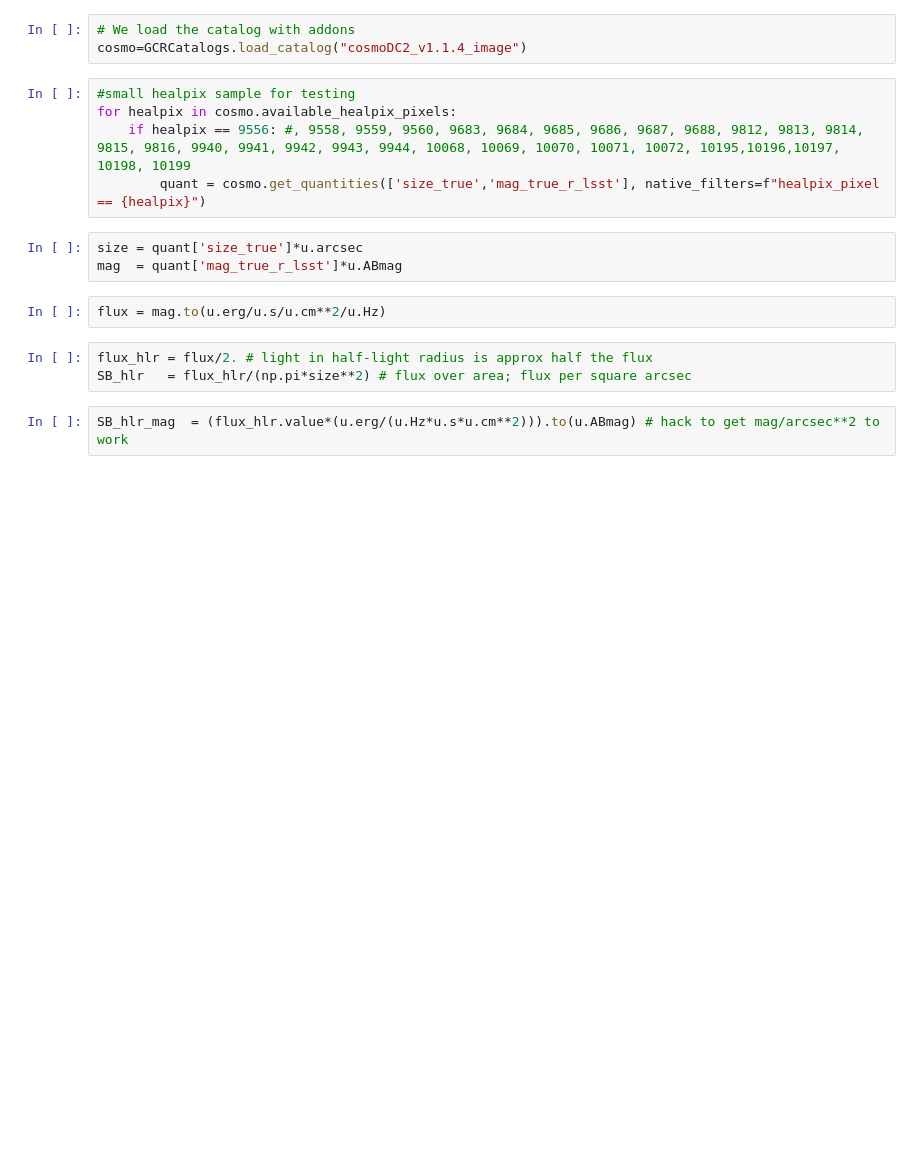
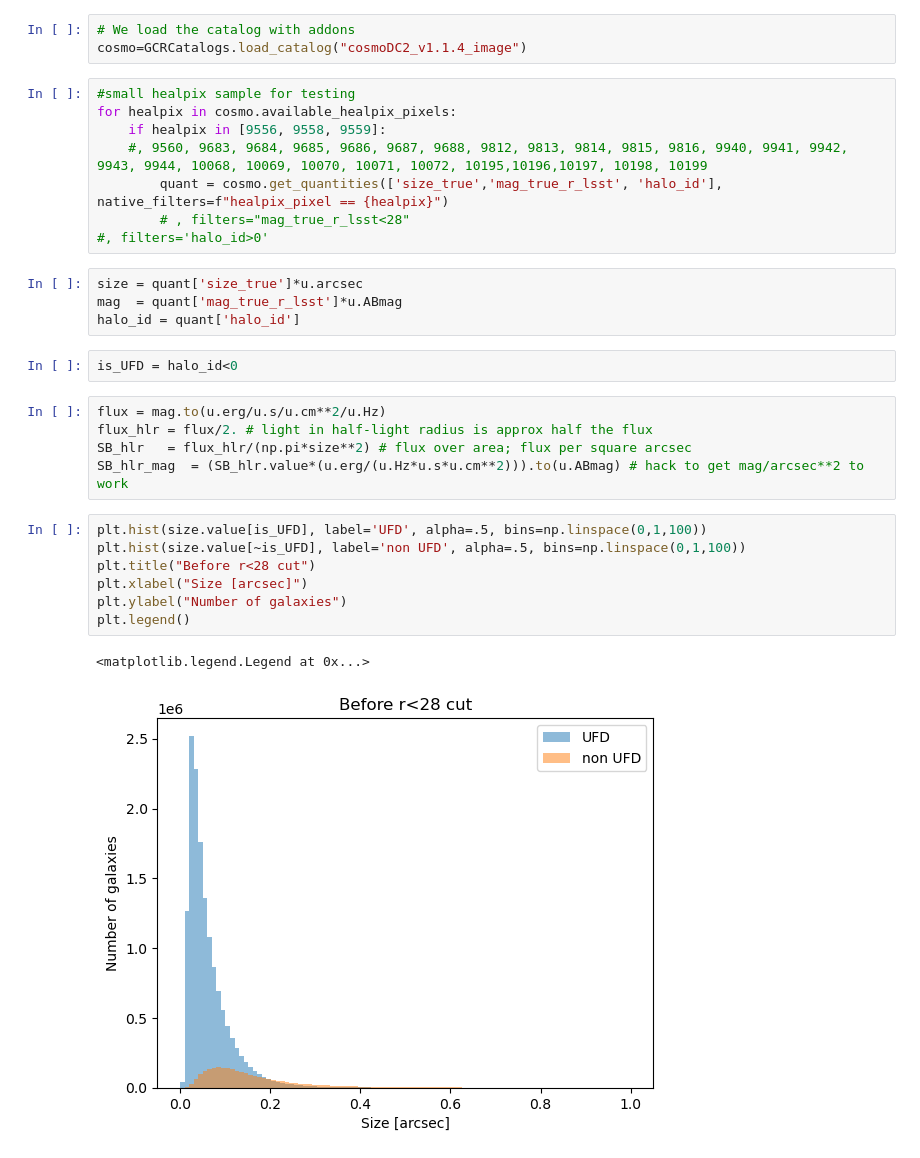
Before and after one commit to LSSTDESC/transient-host-sims, a Jupyter notebook: notebooks/SurfaceBrightness.ipynb, the cells around one changed output. Saved outputs shown, nothing was run; the diff lists cells and outputs as text; blank space fills up the shorter version.

```diff
--- a/notebooks/SurfaceBrightness.ipynb
+++ b/notebooks/SurfaceBrightness.ipynb
@@ -21,16 +20,30 @@ cosmo=GCRCatalogs.load_catalog("cosmoDC2_v1.1.4_image")
 # %%
 #small healpix sample for testing
 for healpix in cosmo.available_healpix_pixels:
-    if healpix == 9556: #, 9558, 9559, 9560, 9683, 9684, 9685, 9686, 9687, 9688, 9812, 9813, 9814, 9815, 9816, 9940, 9941, 9942, 9943, 9944, 10068, 10069, 10070, 10071, 10072, 10195,10196,10197, 10198, 10199
-        quant = cosmo.get_quantities(['size_true','mag_true_r_lsst'], native_filters=f"healpix_pixel == {healpix}")
+    if healpix in [9556, 9558, 9559]:
+    #, 9560, 9683, 9684, 9685, 9686, 9687, 9688, 9812, 9813, 9814, 9815, 9816, 9940, 9941, 9942, 9943, 9944, 10068, 10069, 10070, 10071, 10072, 10195,10196,10197, 10198, 10199
+        quant = cosmo.get_quantities(['size_true','mag_true_r_lsst', 'halo_id'], native_filters=f"healpix_pixel == {healpix}")
+        # , filters="mag_true_r_lsst<28"
+#, filters='halo_id>0'
 # %%
 size = quant['size_true']*u.arcsec
 mag  = quant['mag_true_r_lsst']*u.ABmag
+halo_id = quant['halo_id']
-# %%
-flux = mag.to(u.erg/u.s/u.cm**2/u.Hz)
+# %%
+is_UFD = halo_id<0
 # %%
+flux = mag.to(u.erg/u.s/u.cm**2/u.Hz)
 flux_hlr = flux/2. # light in half-light radius is approx half the flux
 SB_hlr   = flux_hlr/(np.pi*size**2) # flux over area; flux per square arcsec
+SB_hlr_mag  = (SB_hlr.value*(u.erg/(u.Hz*u.s*u.cm**2))).to(u.ABmag) # hack to get mag/arcsec**2 to work
-# %%
-SB_hlr_mag  = (flux_hlr.value*(u.erg/(u.Hz*u.s*u.cm**2))).to(u.ABmag) # hack to get mag/arcsec**2 to work
+# %%
+plt.hist(size.value[is_UFD], label='UFD', alpha=.5, bins=np.linspace(0,1,100))
+plt.hist(size.value[~is_UFD], label='non UFD', alpha=.5, bins=np.linspace(0,1,100))
+plt.title("Before r<28 cut")
+plt.xlabel("Size [arcsec]")
+plt.ylabel("Number of galaxies")
+plt.legend()
+# %% [output]
+<matplotlib.legend.Legend at 0x...>
+[figure, added]
 # %%
```
Also changed, not shown: parts of 18 cells of this notebook.
